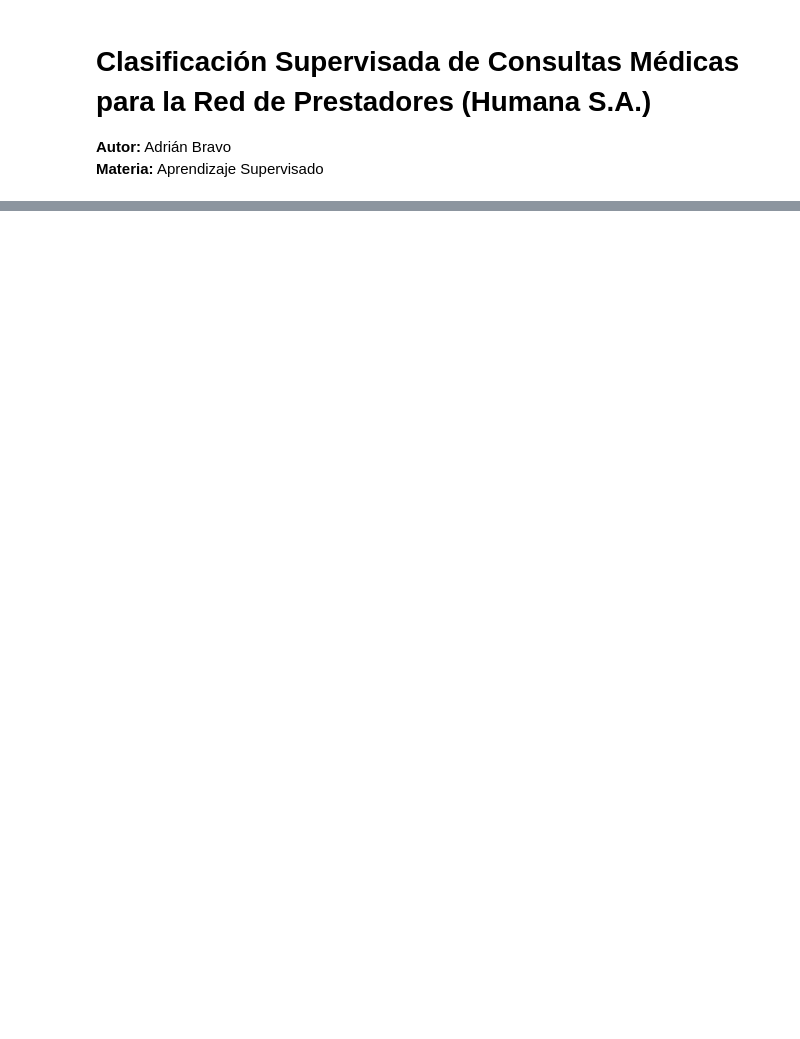
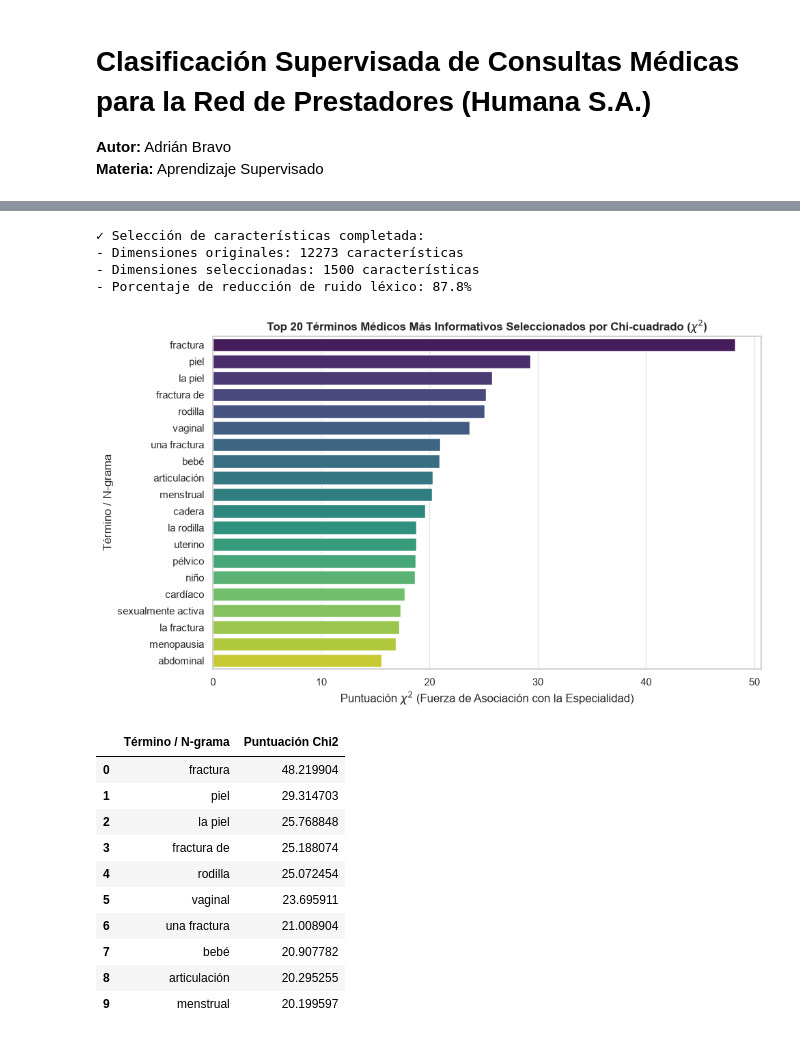
Before and after one commit to adrialexis124/aprendizajeNoSupervisado, a Jupyter notebook: proyectoFinal.ipynb, the cells around one changed output, grey strips where cells are left out. Saved outputs shown, nothing was run; the diff lists cells and outputs as text; code cells hidden in the pictures; blank space fills up the shorter version.

```diff
--- a/proyectoFinal.ipynb
+++ b/proyectoFinal.ipynb
@@ -82,0 +597,20 @@ df_raw.head()
+# %%
+# 1. Extracción Clásica: Vectorización TF-IDF con N-gramas
+from sklearn.feature_extraction.text import TfidfVectorizer
+
+# Definición de TF-IDF con unigramas y bigramas, y sublinear TF scaling
+tfidf = TfidfVectorizer(
+    ngram_range=(1, 2),
+    min_df=2,
+    max_df=0.85,
+    sublinear_tf=True,
+    norm="l2"
+)
+
+X_tfidf = tfidf.fit_transform(df_es["texto"])
+y = df_es["especialidad"]
+
+print("✓ Matriz TF-IDF generada con éxito:")
+print(f"- Número de consultas (muestras): {X_tfidf.shape[0]}")
+print(f"- Características léxicas extraídas (vocabulario unigramas/bigramas): {X_tfidf.shape[1]}")
+print(f"- Dispersión de la matriz: {(1 - X_tfidf.nnz / (X_tfidf.shape[0] * X_tfidf.shape[1])) * 100:.2f}% de ceros (sparse)")
@@ -82,0 +684,59 @@ df_raw.head()
+# %%
+from sklearn.feature_selection import SelectKBest, chi2
+import numpy as np
+import pandas as pd
+import matplotlib.pyplot as plt
+import seaborn as sns
+
+# 1. Aplicación de SelectKBest con estadístico Chi-cuadrado
+k_features = 1500
+selector_chi2 = SelectKBest(score_func=chi2, k=k_features)
+X_tfidf_selected = selector_chi2.fit_transform(X_tfidf, y)
+
+# 2. Métricas de reducción dimensional
+dim_original = X_tfidf.shape[1]
+dim_reducida = X_tfidf_selected.shape[1]
+reduccion_pct = (1 - dim_reducida / dim_original) * 100
+
+print("✓ Selección de características completada:")
+print(f"- Dimensiones originales: {dim_original} características")
+print(f"- Dimensiones seleccionadas: {dim_reducida} características")
+print(f"- Porcentaje de reducción de ruido léxico: {reduccion_pct:.1f}%")
+
+# 3. Extracción de las 20 características con mayor puntuación Chi-cuadrado
+feature_names = np.array(tfidf.get_feature_names_out())
+scores_chi2 = selector_chi2.scores_
+top_indices = np.argsort(scores_chi2)[::-1][:20]
+
+df_top_features = pd.DataFrame({
+    "Término / N-grama": feature_names[top_indices],
+    "Puntuación Chi2": scores_chi2[top_indices]
+})
+
+# 4. Visualización: Top 20 características más discriminativas
+plt.figure(figsize=(10, 6))
+sns.barplot(data=df_top_features, x="Puntuación Chi2", y="Término / N-grama", palette="viridis", hue="Término / N-grama", legend=False)
+plt.title("Top 20 Términos Médicos Más Informativos Seleccionados por Chi-cuadrado ($\chi^2$)", fontsize=12, weight="bold")
+plt.xlabel("Puntuación $\chi^2$ (Fuerza de Asociación con la Especialidad)")
+plt.ylabel("Término / N-grama")
+plt.tight_layout()
+plt.show()
+
+display(df_top_features.head(10))
+# %% [output]
+✓ Selección de características completada:
+- Dimensiones originales: 12273 características
+- Dimensiones seleccionadas: 1500 características
+- Porcentaje de reducción de ruido léxico: 87.8%
+[figure, added]
+|  | Término / N-grama | Puntuación Chi2 |
+| 0 | fractura | 48.219904 |
+| 1 | piel | 29.314703 |
+| 2 | la piel | 25.768848 |
+| 3 | fractura de | 25.188074 |
+| 4 | rodilla | 25.072454 |
+| 5 | vaginal | 23.695911 |
+| 6 | una fractura | 21.008904 |
+| 7 | bebé | 20.907782 |
+| 8 | articulación | 20.295255 |
+| 9 | menstrual | 20.199597 |
```
Also changed, not shown: parts of 51 cells of this notebook, 9 other files.
